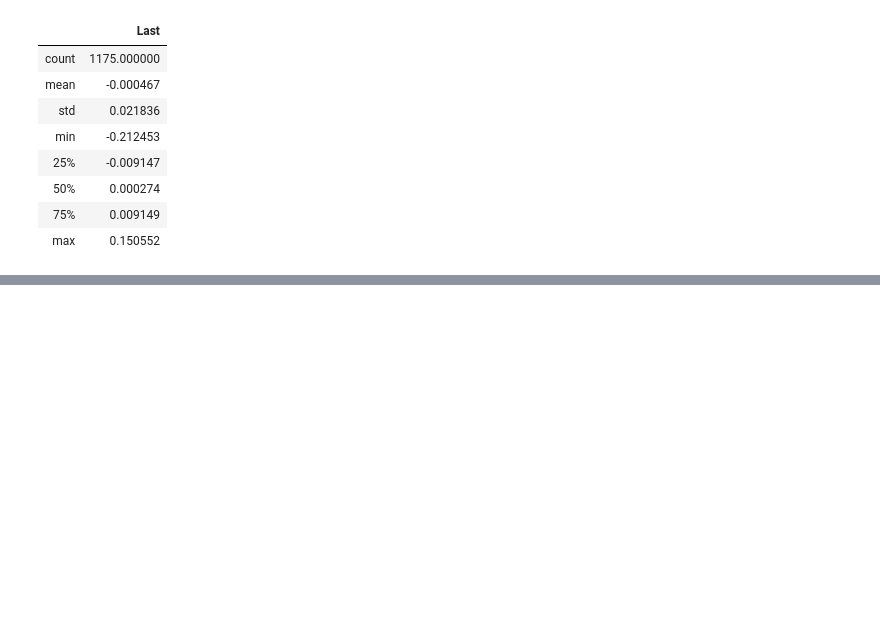
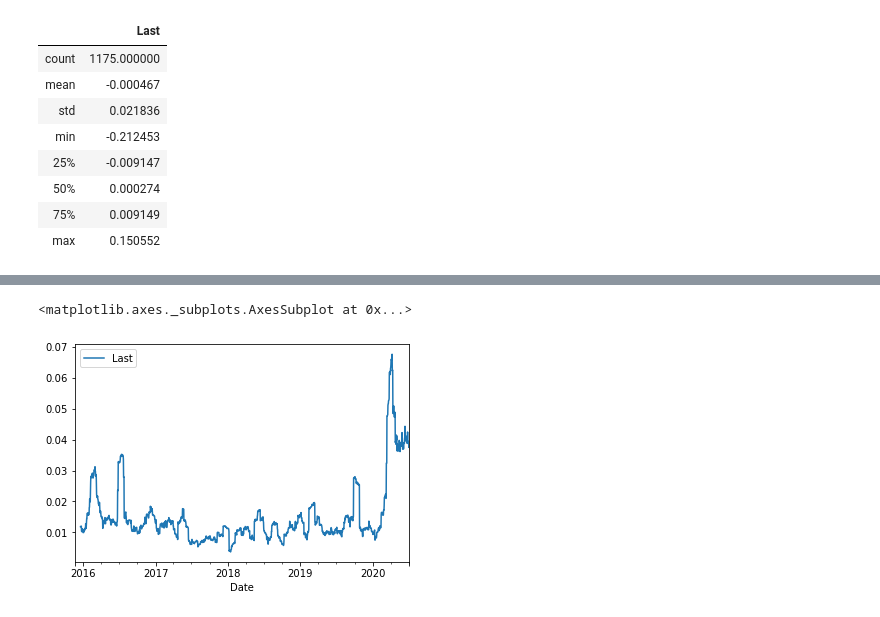
Before and after one commit to IsmailFadeli/Python-for-Finance, a Jupyter notebook: Financial Analytics on time series.ipynb, the cells around one changed output, grey strips where cells are left out. Saved outputs shown, nothing was run; the diff lists cells and outputs as text; code cells hidden in the pictures; blank space fills up the shorter version.

Commit message:
FA plots

```diff
--- a/Financial Analytics on time series.ipynb
+++ b/Financial Analytics on time series.ipynb
@@ -67,0 +81,8 @@ the points fall below 0.009147, 50% below 0.000274 and 75% below 0.009149
+# %%
+df_filled = df.asfreq('D',method='ffill')
+df_returns = df_filled.pct_change()
+df_std = df_returns.rolling(window = 30, min_periods = 30).std()
+df_std.plot()
+# %% [output]
+<matplotlib.axes._subplots.AxesSubplot at 0x...>
+[figure, added]
```
Also changed, not shown: parts of 2 cells of this notebook.
